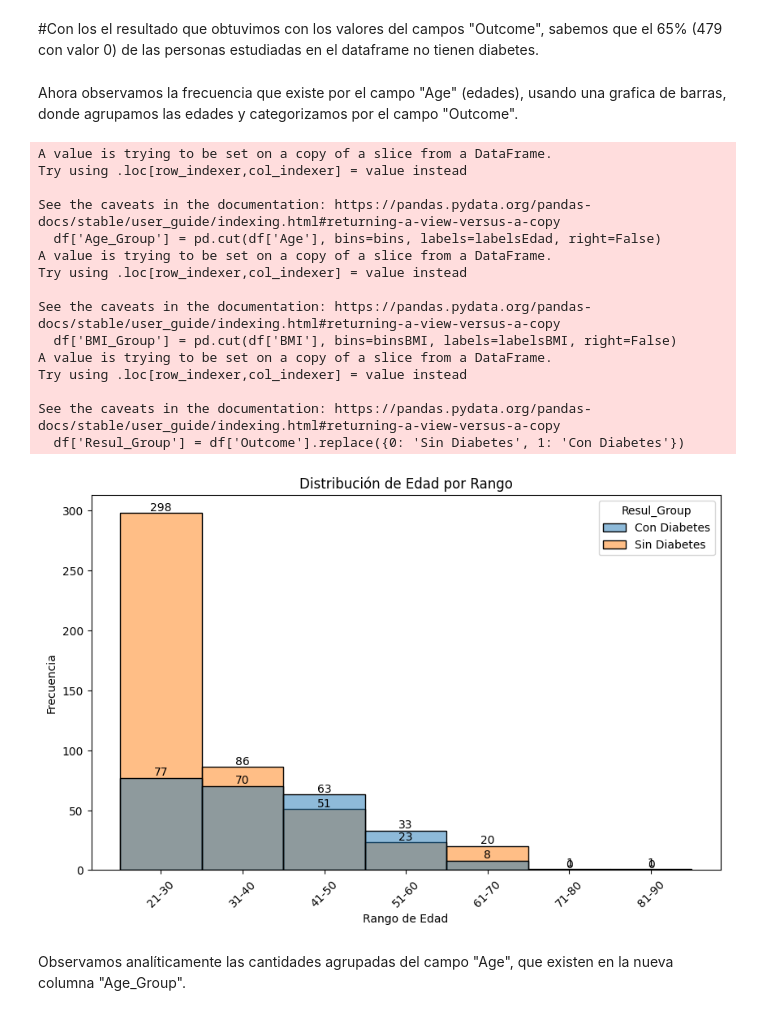
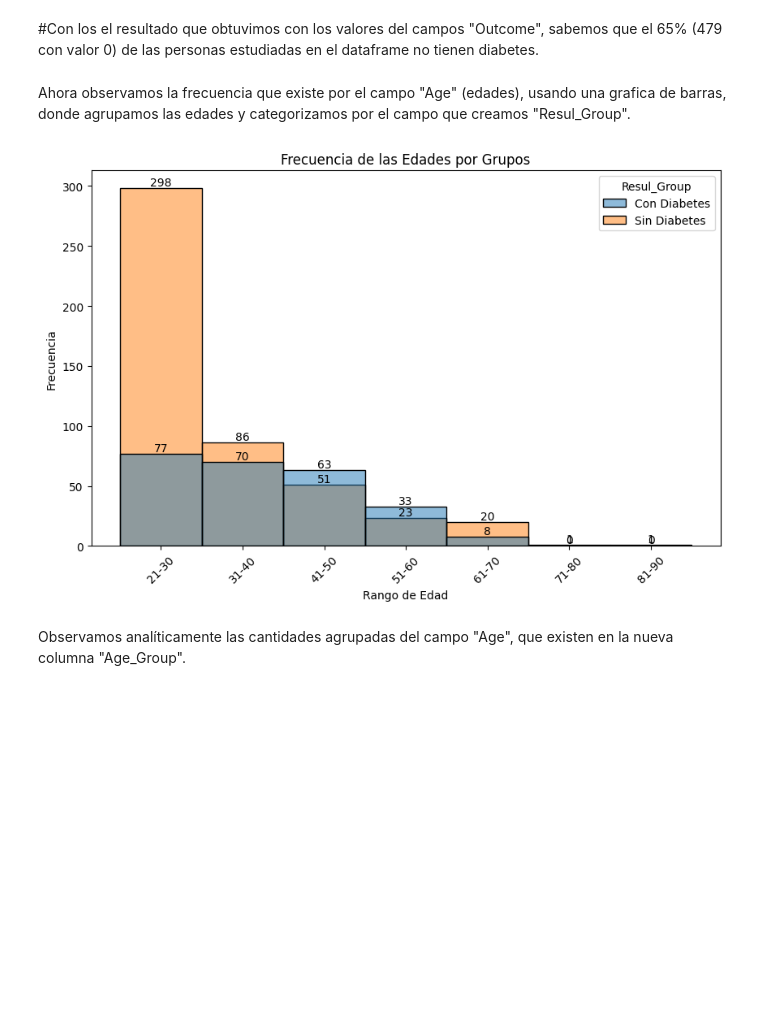
Before and after one commit to gabrielcan/ModeloDeDatosDiabetesPima, a Jupyter notebook: ModeloDiabetes.ipynb, the cells around one changed output. Drawn from its saved outputs; the diff is of its cells as text; code cells hidden in the pictures; blank space fills up the shorter version.

```diff
--- a/ModeloDiabetes.ipynb
+++ b/ModeloDiabetes.ipynb
@@ -234,0 +286,3 @@ Ahora, generamos un DataFrame que solo contenga los registros donde "Age" es igu
+# %%
+ValorQ3_BloodPressure = df['BloodPressure'].quantile(0.75)
+print("Valor Q3 del campo BloodPressure es: ",ValorQ3_BloodPressure)
@@ -235,9 +297,9 @@ Ahora, generamos un DataFrame que solo contenga los registros donde "Age" es igu
 # %%
-# Generamos un DataFrame que solo contiene los registros donde "Age" es igual a 29, "BMI" es igual a 33 (+-5) y "BloodPressure" es 68 (+-3)
-dfConAge29yConsireaciones = df[(df['Age'] == valorMedioAge) & (df['BMI'] >= valorMedioBmi-5) & (df['BMI'] <= valorMedioBmi+5)&(df['BloodPressure'] >= valorMedioBloodpressure-3) & (df['BloodPressure'] <= valorMedioBloodpressure+3)]
+
+dfConAge32yConsireaciones = df[(df['Age']>= valorMedioAge) & (df['Age']<ValorQ3_Age) & (df['BMI'] >= valorMedioBmi) & (df['BMI'] <= ValorQ3_BMI)&(df['BloodPressure']>= valorMedioBloodpressure)&(df['BloodPressure']<=ValorQ3_BloodPressure)]
 
 #Mostramos el dataframe Resultante
-print("Mostramos DF que cumple con las condiciones indicadas: \n\n",dfConAge29yConsireaciones)
+print("Mostramos DF que cumple con las condiciones indicadas: \n\n",dfConAge32yConsireaciones)
 # %% [output]
 Mostramos DF que cumple con las condiciones indicadas:
 
@@ -255,7 +323,7 @@ Mostramos DF que cumple con las condiciones indicadas:
 # %%
 # Calculamos la media de los valores de la columna "Glucose" para los registros que cumplen estas condiciones
-valorGlucosaAvg29Age = dfConAge29yConsireaciones['Glucose'].mean()
+valorGlucosaAvg32Age = dfConAge32yConsireaciones['Glucose'].mean()
 
 # Mostramos el valor promedio que obtuvimos
-print("\n\n Valor promedio del campo 'Glucose': ",valorGlucosaAvg29Age)
+print("\n\n Valor promedio del campo 'Glucose': ",valorGlucosaAvg32Age)
 # %% [output]
@@ -263,7 +331,7 @@ print("\n\n Valor promedio del campo 'Glucose': ",valorGlucosaAvg29Age)
 # %% [markdown]
 Reemplazamos los valores NaN en el campo "Glucose" con la media que obtuvimos (128), de los registros que tienen 29 en el campo "Age" y cumplen con las consideraciones de BMI y BloodPressure.
 # %%
-df.Glucose=df.Glucose.fillna(valorGlucosaAvg29Age) #Remplazamos los campos nan del campo "Glucose" por el valor obtenido en la variable "valorGlucosaAvg29Age"
+df.Glucose=df.Glucose.fillna(valorGlucosaAvg32Age) #Remplazamos los campos nan del campo "Glucose" por el valor obtenido en la variable "valorGlucosaAvg29Age"
 # %% [markdown]
 Verifciamos que no tengamos valores NaN en el campo "Glucosa"
 # %%
@@ -1004,60 +1082,43 @@ dtype: int64
 # %% [markdown]
 #Con los el resultado que obtuvimos con los valores del campos "Outcome", sabemos que el 65% (479 con valor 0) de las personas estudiadas en el dataframe no tienen diabetes.
 # %% [markdown]
-Ahora observamos la frecuencia que existe por el campo "Age" (edades), usando una grafica de barras, donde agrupamos las edades y categorizamos por el campo "Outcome".
+Ahora observamos la frecuencia que existe por el campo "Age" (edades), usando una grafica de barras, donde agrupamos las edades y categorizamos por el campo que creamos "Resul_Group".
 # %%
 
 # Definir los límites manualmente
 bins = [21, 30, 40, 50, 60, 70, 80, 90]
 
 # Asignamos las etiquetas para cada intervalo
 labelsEdad = ["21-30", "31-40", "41-50", "51-60", "61-70", "71-80", "81-90"]
 
-# Crear una nueva columna en el DataFrame que categorice la edad en estos rangos
-df['Age_Group'] = pd.cut(df['Age'], bins=bins, labels=labelsEdad, right=False)
+# Crear la columna 'Age_Group'
+df.loc[:, 'Age_Group'] = pd.cut(df['Age'], bins=bins, labels=labelsEdad, right=False)
 
-
-# Agrupar por la nueva columna 'Age_Group' y 'Outcome
-# Reemplazar los valores de "Outcome" directamente con "No Diabetes" y "Diabetes"
-df['Resul_Group'] = df['Outcome'].replace({0: 'Sin Diabetes', 1: 'Con Diabetes'})
+# Crear la columna 'Resul_Group' con .loc también
+df.loc[:, 'Resul_Group'] = df['Outcome'].replace({0: 'Sin Diabetes', 1: 'Con Diabetes'})
 
 
 # Graficar el histograma, utilizando la nueva columna 'Resul_Group' para el hue
 plt.figure(figsize=(10, 6))
 ax = sns.histplot(data=df, x="Age_Group", stat="count", discrete=True, hue='Resul_Group')
 
 # Título y etiquetas
-plt.title("Distribución de Edad por Rango")
+plt.title("Frecuencia de las Edades por Grupos")
 plt.xlabel("Rango de Edad")
 plt.ylabel("Frecuencia")
 
 # Agregar las frecuencias encima de cada barra
 for container in ax.containers:
     ax.bar_label(container)
 
 # Rotar las etiquetas para mejor legibilidad
 plt.xticks(rotation=45)
 
 
 # Mostrar gráfico
 plt.show()
 # %% [output]
-A value is trying to be set on a copy of a slice from a DataFrame.
-Try using .loc[row_indexer,col_indexer] = value instead
-
-See the caveats in the documentation: https://pandas.pydata.org/pandas-docs/stable/user_guide/indexing.html#returning-a-view-versus-a-copy
-  df['Age_Group'] = pd.cut(df['Age'], bins=bins, labels=labelsEdad, right=False)
-A value is trying to be set on a copy of a slice from a DataFrame.
-Try using .loc[row_indexer,col_indexer] = value instead
-
-See the caveats in the documentation: https://pandas.pydata.org/pandas-docs/stable/user_guide/indexing.html#returning-a-view-versus-a-copy
-  df['BMI_Group'] = pd.cut(df['BMI'], bins=binsBMI, labels=labelsBMI, right=False)
-A value is trying to be set on a copy of a slice from a DataFrame.
-Try using .loc[row_indexer,col_indexer] = value instead
-
-See the caveats in the documentation: https://pandas.pydata.org/pandas-docs/stable/user_guide/indexing.html#returning-a-view-versus-a-copy
-  df['Resul_Group'] = df['Outcome'].replace({0: 'Sin Diabetes', 1: 'Con Diabetes'})
-[figure, old version]
+[figure, new version]
 # %% [markdown]
 Observamos analíticamente las cantidades agrupadas del campo "Age", que existen en la nueva columna "Age_Group".
 # %%
```
Also changed, not shown: parts of 78 cells of this notebook.
